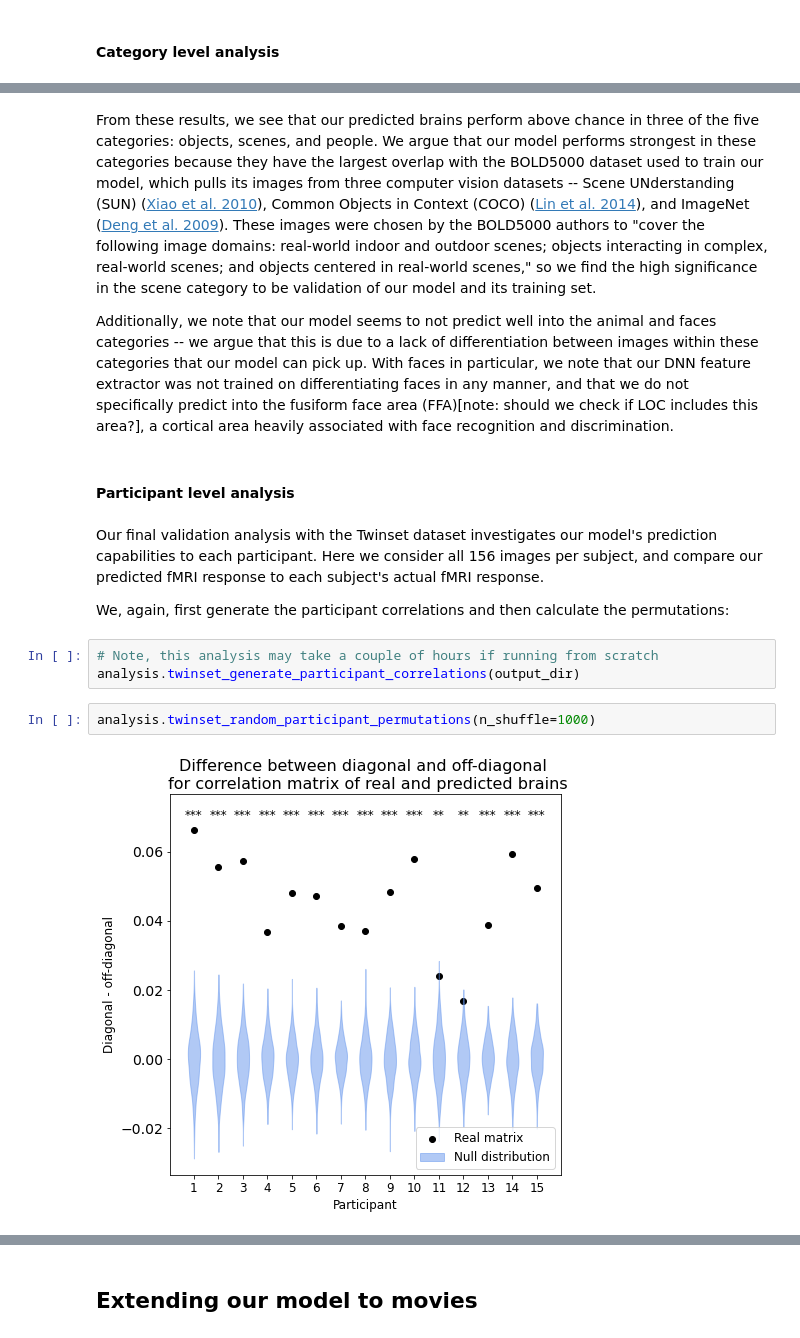
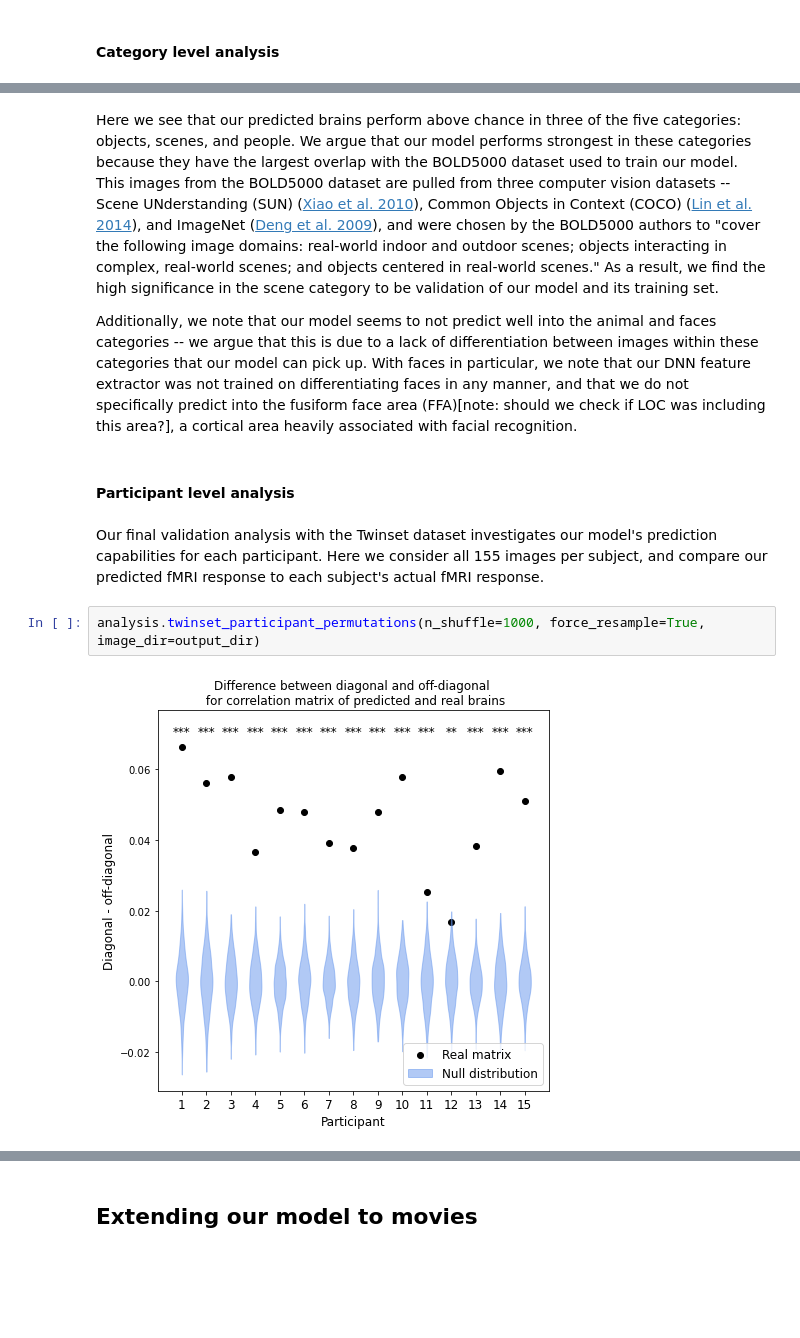
Before and after one commit to dpmlab/img2fmri, a Jupyter notebook: aperture_notebook.ipynb, the cells around one changed output, grey strips where cells are left out. Saved outputs shown, nothing was run; the diff lists cells and outputs as text; blank space fills up the shorter version.

```diff
--- a/aperture_notebook.ipynb
+++ b/aperture_notebook.ipynb
@@ -155,18 +110,13 @@ analysis.twinset_random_category_permutations(n_shuffle=10000)
 # %% [markdown]
-From these results, we see that our predicted brains perform above chance in three of the five categories: objects, scenes, and people. We argue that our model performs strongest in these categories because they have the largest overlap with the BOLD5000 dataset used to train our model, which pulls its images from three computer vision datasets -- Scene UNderstanding (SUN) ([Xiao et al. 2010](https://doi.org/10.1109/CVPR.2010.5539970)), Common Objects in Context (COCO) ([Lin et al. 2014](https://doi.org/10.48550/arXiv.1405.0312)), and ImageNet ([Deng et al. 2009](https://doi.org/10.1109/CVPR.2009.5206848)). These images were chosen by the BOLD5000 authors to "cover the following image domains: real-world indoor and outdoor scenes; objects interacting in complex, real-world scenes; and objects centered in real-world scenes," so we find the high significance in the scene category to be validation of our model and its training set.
+Here we see that our predicted brains perform above chance in three of the five categories: objects, scenes, and people. We argue that our model performs strongest in these categories because they have the largest overlap with the BOLD5000 dataset used to train our model. This images from the BOLD5000 dataset are pulled from three computer vision datasets -- Scene UNderstanding (SUN) ([Xiao et al. 2010](https://doi.org/10.1109/CVPR.2010.5539970)), Common Objects in Context (COCO) ([Lin et al. 2014](https://doi.org/10.48550/arXiv.1405.0312)), and ImageNet ([Deng et al. 2009](https://doi.org/10.1109/CVPR.2009.5206848)), and were chosen by the BOLD5000 authors to "cover the following image domains: real-world indoor and outdoor scenes; objects interacting in complex, real-world scenes; and objects centered in real-world scenes." As a result, we find the high significance in the scene category to be validation of our model and its training set.
 
-Additionally, we note that our model seems to not predict well into the animal and faces categories -- we argue that this is due to a lack of differentiation between images within these categories that our model can pick up. With faces in particular, we note that our DNN feature extractor was not trained on differentiating faces in any manner, and that we do not specifically predict into the fusiform face area (FFA)[note: should we check if LOC includes this area?], a cortical area heavily associated with face recognition and discrimination.
+Additionally, we note that our model seems to not predict well into the animal and faces categories -- we argue that this is due to a lack of differentiation between images within these categories that our model can pick up. With faces in particular, we note that our DNN feature extractor was not trained on differentiating faces in any manner, and that we do not specifically predict into the fusiform face area (FFA)[note: should we check if LOC was including this area?], a cortical area heavily associated with facial recognition.
 # %% [markdown]
 #### Participant level analysis
 # %% [markdown]
-Our final validation analysis with the Twinset dataset investigates our model's prediction capabilities to each participant. Here we consider all 156 images per subject, and compare our predicted fMRI response to each subject's actual fMRI response.
-
-We, again, first generate the participant correlations and then calculate the permutations:
+Our final validation analysis with the Twinset dataset investigates our model's prediction capabilities for each participant. Here we consider all 155 images per subject, and compare our predicted fMRI response to each subject's actual fMRI response.
-# %%
-# Note, this analysis may take a couple of hours if running from scratch
-analysis.twinset_generate_participant_correlations(output_dir)
 # %%
-analysis.twinset_random_participant_permutations(n_shuffle=1000)
+analysis.twinset_participant_permutations(n_shuffle=1000, force_resample=True, image_dir=output_dir)
 # %% [output]
-[figure, old version]
+[figure, new version]
 # %% [markdown]
```
Also changed, not shown: parts of 79 cells of this notebook.
